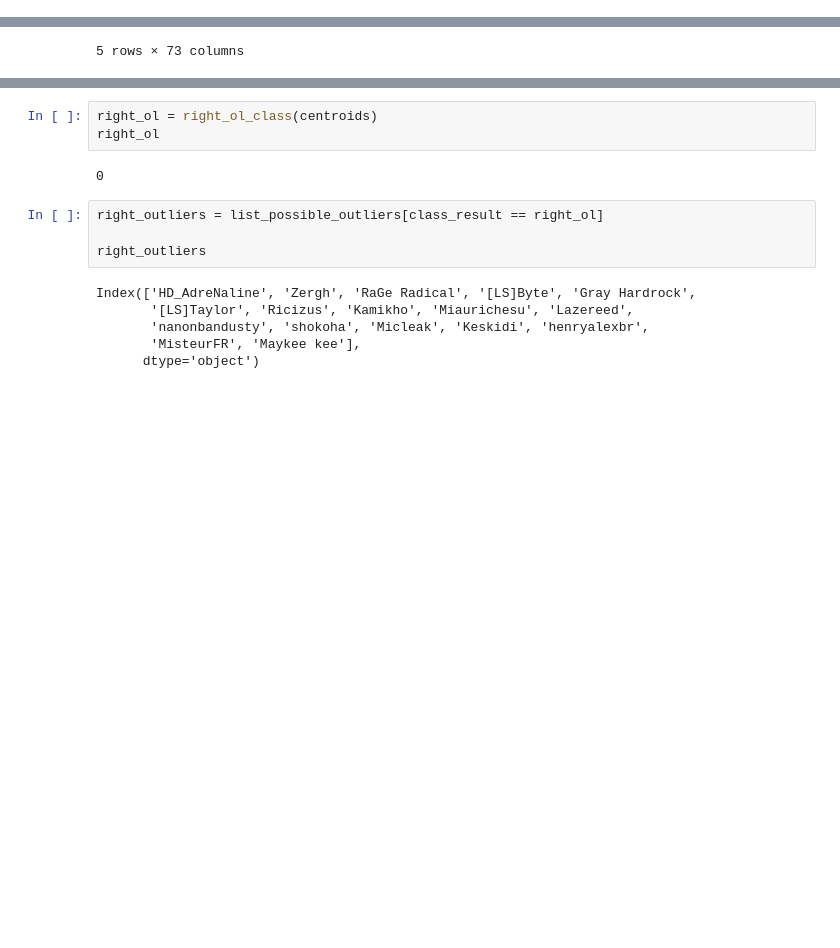
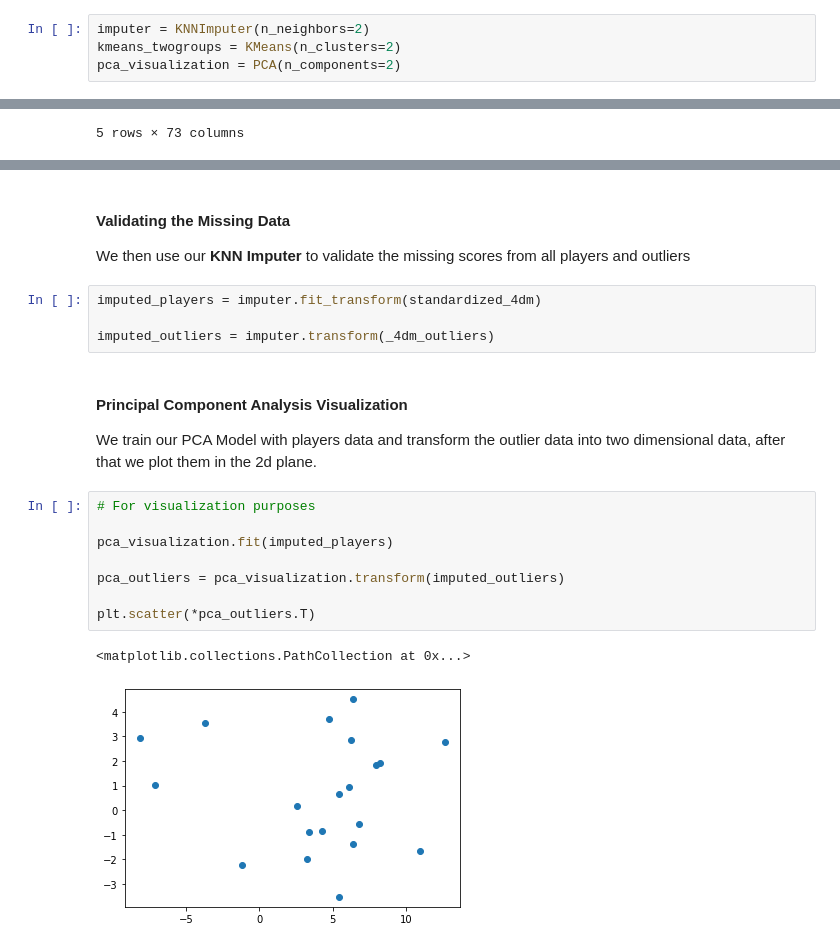
Before and after one commit to 4digitmwc/4dmanalysis, a Jupyter notebook: abusing_lof.ipynb, the cells around one changed output, grey strips where cells are left out. Drawn from its saved outputs; the diff is of its cells as text; blank space fills up the shorter version.

```diff
--- a/abusing_lof.ipynb
+++ b/abusing_lof.ipynb
@@ -196,0 +232,4 @@ Median of the LOF is 1.3306853498557236
+# %%
+imputer = KNNImputer(n_neighbors=2)
+kmeans_twogroups = KMeans(n_clusters=2)
+pca_visualization = PCA(n_components=2)
@@ -266,15 +268,23 @@ def right_ol_class(centroids):
-# %%
-right_ol = right_ol_class(centroids)
-right_ol
-# %% [output]
-0
-# %%
-right_outliers = list_possible_outliers[class_result == right_ol]
-
-right_outliers
-# %% [output]
-Index(['HD_AdreNaline', 'Zergh', 'RaGe Radical', '[LS]Byte', 'Gray Hardrock',
-       '[LS]Taylor', 'Ricizus', 'Kamikho', 'Miaurichesu', 'Lazereed',
-       'nanonbandusty', 'shokoha', 'Micleak', 'Keskidi', 'henryalexbr',
-       'MisteurFR', 'Maykee kee'],
-      dtype='object')
+# %% [markdown]
+#### Validating the Missing Data
+
+We then use our **KNN Imputer** to validate the missing scores from all players and outliers
+# %%
+imputed_players = imputer.fit_transform(standardized_4dm)
+
+imputed_outliers = imputer.transform(_4dm_outliers)
+# %% [markdown]
+#### Principal Component Analysis Visualization
+
+We train our PCA Model with players data and transform the outlier data into two dimensional data, after that we plot them in the 2d plane.
+# %%
+# For visualization purposes
+
+pca_visualization.fit(imputed_players)
+
+pca_outliers = pca_visualization.transform(imputed_outliers)
+
+plt.scatter(*pca_outliers.T)
+# %% [output]
+<matplotlib.collections.PathCollection at 0x...>
+[figure, added]
```
Also changed, not shown: parts of 37 cells of this notebook.
